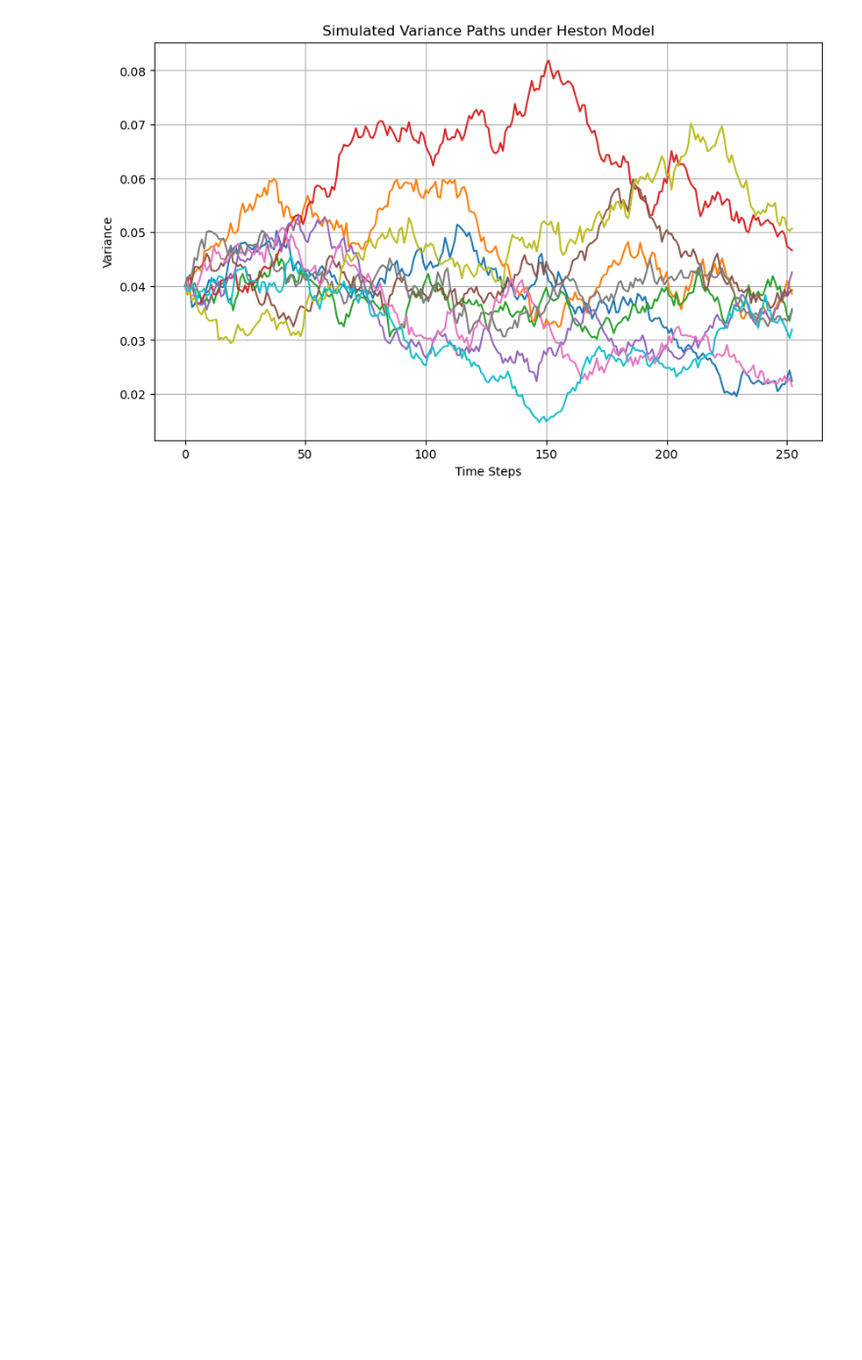
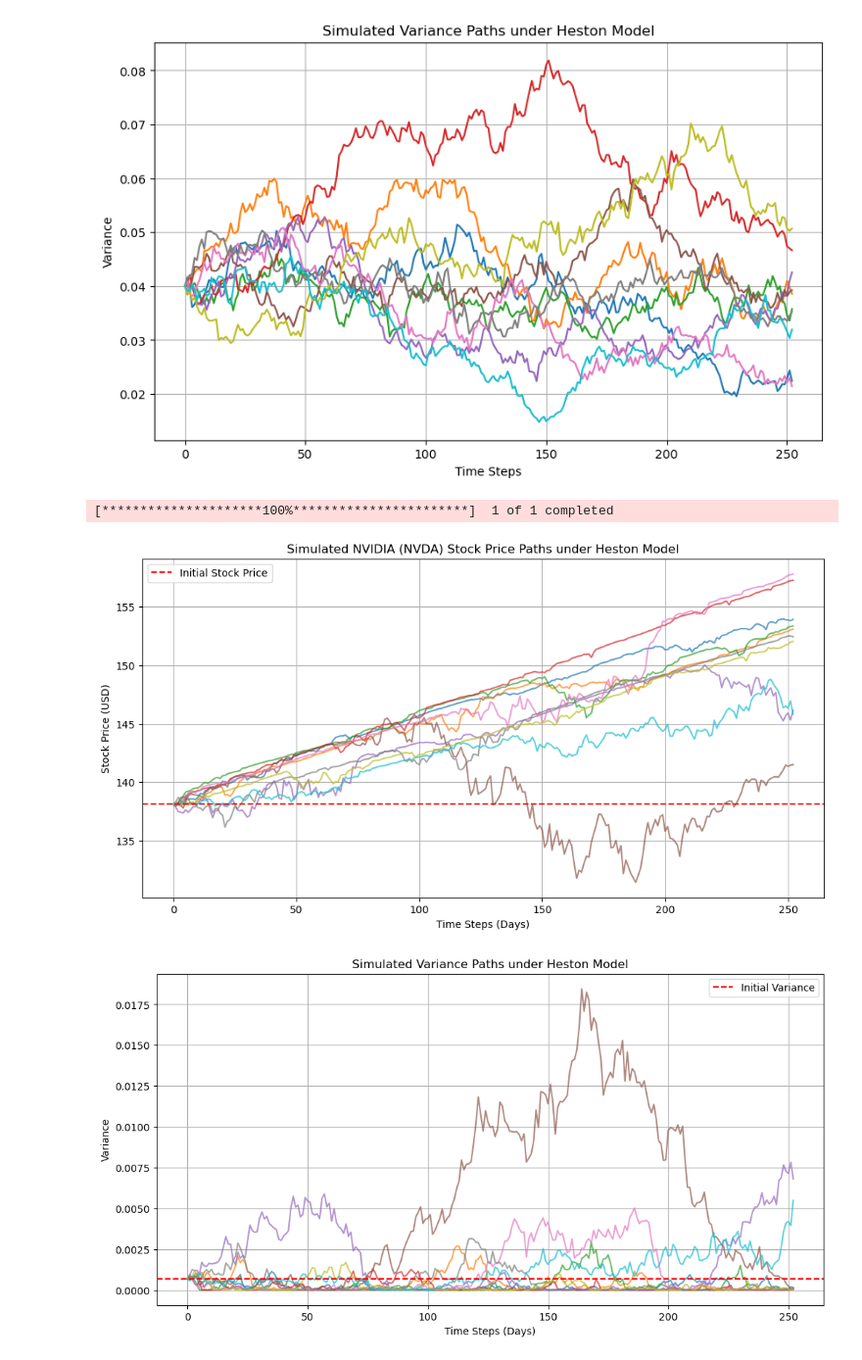
Before and after one commit to Defimonk07/-Volatility-Models, a Jupyter notebook: Heston Volatility Model.ipynb, the cells around one changed output. Shown at 98% size. Cells and saved outputs as stored; diff of their text form; code cells hidden in the pictures; blank space fills up the shorter version.

Commit message:
Updated Heston Volatility Model with new changes

```diff
--- a/Heston Volatility Model.ipynb
+++ b/Heston Volatility Model.ipynb
@@ -58,0 +63,11 @@ plt.show()
+# %%
+# Retrieve 1-year historical data for NVDA
+nvda_data = yf.download('NVDA', period='1y')
+
+# Set initial stock price to the last closing price
+S0 = nvda_data['Close'][-1]
+
+# Calculate historical volatility (as a proxy for initial variance)
+v0 = nvda_data['Close'].pct_change().rolling(window=30).std()[-1] ** 2
+# %% [output]
+[*********************100%***********************]  1 of 1 completed
@@ -58,0 +84,47 @@ plt.show()
+# %%
+# Time increments
+dt = T / n_steps
+
+# Arrays to store simulated stock prices and variances
+S = np.zeros((n_steps + 1, n_simulations))
+v = np.zeros((n_steps + 1, n_simulations))
+
+# Initial conditions
+S[0, :] = S0
+v[0, :] = v0
+
+# Generate two correlated Brownian motions
+Z1 = np.random.normal(0, 1, (n_steps, n_simulations))
+Z2 = np.random.normal(0, 1, (n_steps, n_simulations))
+W1 = Z1 * np.sqrt(dt)
+W2 = (rho * Z1 + np.sqrt(1 - rho**2) * Z2) * np.sqrt(dt)
+
+# Simulate paths
+for t in range(1, n_steps + 1):
+    v[t, :] = np.maximum(v[t - 1, :] + kappa * (theta - v[t - 1, :]) * dt + sigma_v * np.sqrt(v[t - 1, :]) * W2[t - 1, :], 0)
+    S[t, :] = S[t - 1, :] * np.exp((mu - 0.5 * v[t - 1, :]) * dt + np.sqrt(v[t - 1, :]) * W1[t - 1, :])
+# %%
+# Plot a few simulation paths
+plt.figure(figsize=(12, 6))
+plt.plot(S[:, :10], alpha=0.7)  # Plot the first 10 simulated paths
+plt.axhline(y=S0, color='r', linestyle='--', label='Initial Stock Price')
+plt.title('Simulated NVIDIA (NVDA) Stock Price Paths under Heston Model')
+plt.xlabel('Time Steps (Days)')
+plt.ylabel('Stock Price (USD)')
+plt.legend()
+plt.grid(True)
+plt.show()
+
+# Plot the variance paths
+plt.figure(figsize=(12, 6))
+plt.plot(v[:, :10], alpha=0.7)  # Plot the first 10 simulated variance paths
+plt.axhline(y=v0, color='r', linestyle='--', label='Initial Variance')
+plt.title('Simulated Variance Paths under Heston Model')
+plt.xlabel('Time Steps (Days)')
+plt.ylabel('Variance')
+plt.legend()
+plt.grid(True)
+plt.show()
+# %% [output]
+[figure, added]
+[figure, added]
```
Also changed, not shown: parts of 6 cells of this notebook.
